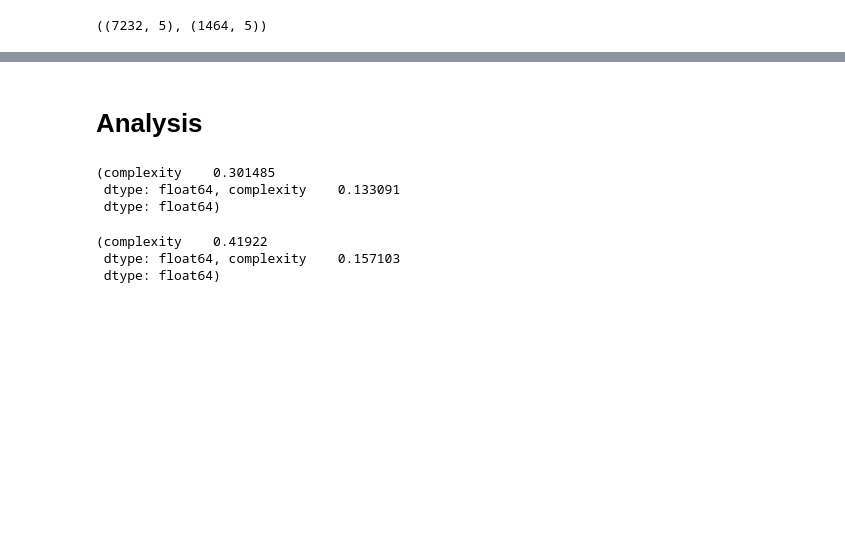
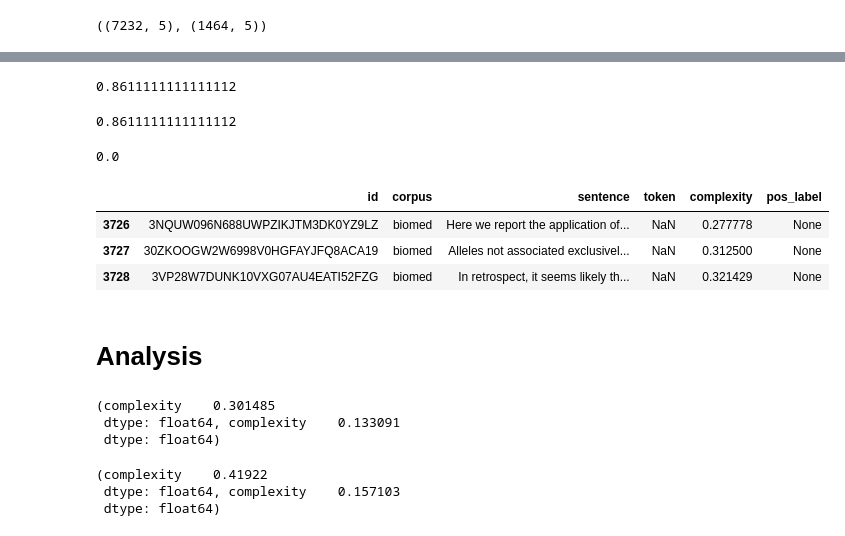
Before and after one commit to kdrivas/lexical_complexity, a Jupyter notebook: lab/1.eda.ipynb, the cells around one changed output, grey strips where cells are left out. Drawn from its saved outputs; the diff is of its cells as text; code cells hidden in the pictures; blank space fills up the shorter version.

```diff
--- a/lab/1.eda.ipynb
+++ b/lab/1.eda.ipynb
@@ -22,0 +53,12 @@ train_single.head(3)
+# %%
+train_single.complexity.max()
+# %% [output]
+0.8611111111111112
+# %%
+train_single.complexity
+# %% [output]
+0.8611111111111112
+# %%
+train_single.complexity.min()
+# %% [output]
+0.0
@@ -23,3 +67,10 @@ train_single.head(3)
+# %%
+train_single.loc[train_single.token.isnull()]
+# %% [output]
+|  | id | corpus | sentence | token | complexity | pos_label |
+| 3726 | 3NQUW096N688UWPZIKJTM3DK0YZ9LZ | biomed | Here we report the application of... | NaN | 0.277778 | None |
+| 3727 | 30ZKOOGW2W6998V0HGFAYJFQ8ACA19 | biomed | Alleles not associated exclusivel... | NaN | 0.312500 | None |
+| 3728 | 3VP28W7DUNK10VXG07AU4EATI52FZG | biomed | In retrospect, it seems likely th... | NaN | 0.321429 | None |
 # %% [markdown]
 # Analysis
 # %%
```
Also changed, not shown: parts of 12 cells of this notebook, 10 other files.
